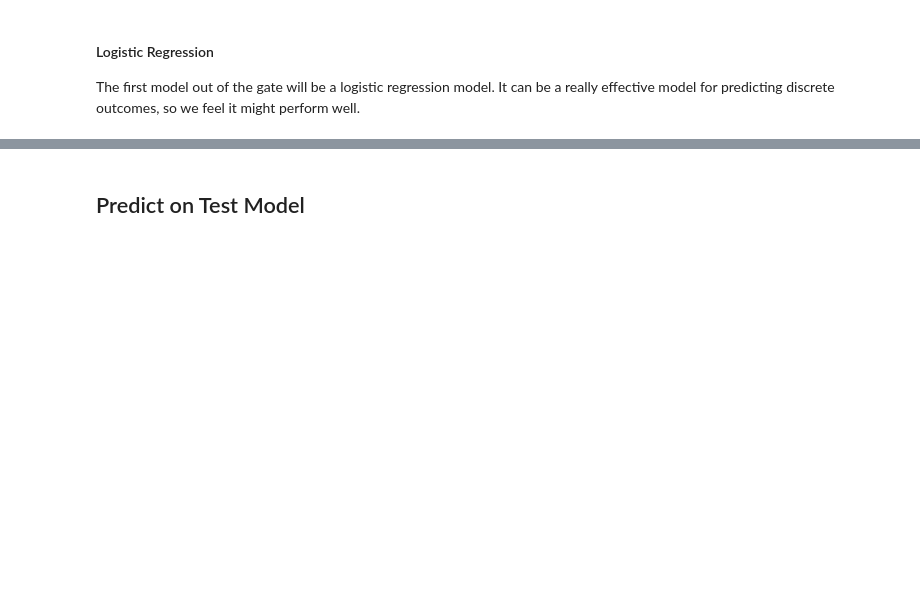
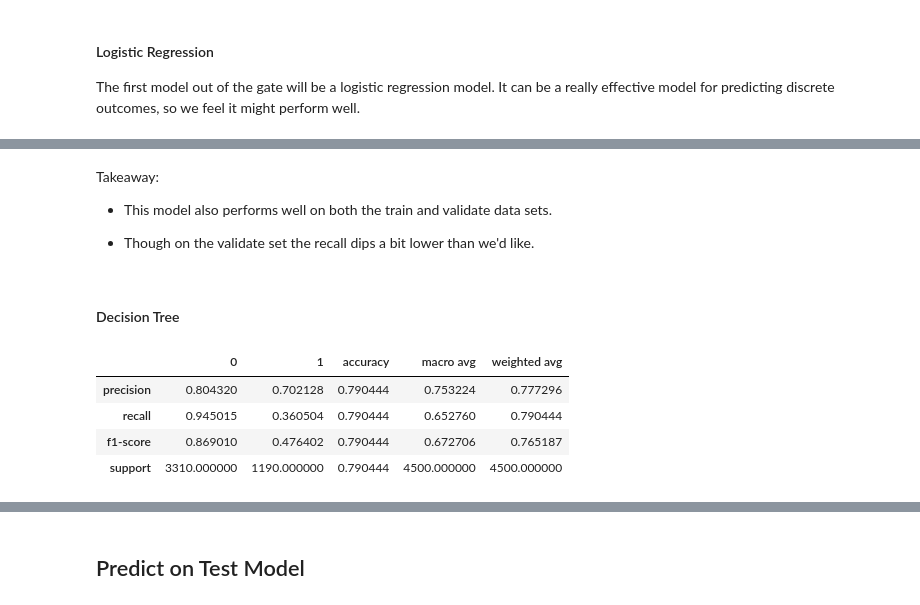
Before and after one commit to sonny-chase-nick-classification-project/telco_classification, a Jupyter notebook: Why_are_our_customers_churning.ipynb, the cells around one changed output, grey strips where cells are left out. Drawn from its saved outputs; the diff is of its cells as text; code cells hidden in the pictures; blank space fills up the shorter version.

```diff
--- a/Why_are_our_customers_churning.ipynb
+++ b/Why_are_our_customers_churning.ipynb
@@ -934,0 +1012,20 @@ With these as our focused efforts moving into the modeling phase, all models wil
+# %% [markdown]
+Takeaway:
+
+- This model also performs well on both the train and validate data sets.
+
+- Though on the validate set the recall dips a bit lower than we'd like.
+# %% [markdown]
+#### Decision Tree
+# %%
+# Decision tree model
+dt = DecisionTreeClassifier(criterion='entropy', max_depth=3, random_state=123)
+dt.fit(X_train, y_train)
+y_pred = dt.predict(X_train)
+pd.DataFrame(classification_report(y_train, y_pred, output_dict=True))
+# %% [output]
+|  | 0 | 1 | accuracy | macro avg | weighted avg |
+| precision | 0.804320 | 0.702128 | 0.790444 | 0.753224 | 0.777296 |
+| recall | 0.945015 | 0.360504 | 0.790444 | 0.652760 | 0.790444 |
+| f1-score | 0.869010 | 0.476402 | 0.790444 | 0.672706 | 0.765187 |
+| support | 3310.000000 | 1190.000000 | 0.790444 | 4500.000000 | 4500.000000 |
```
Also changed, not shown: parts of 30 cells of this notebook.
